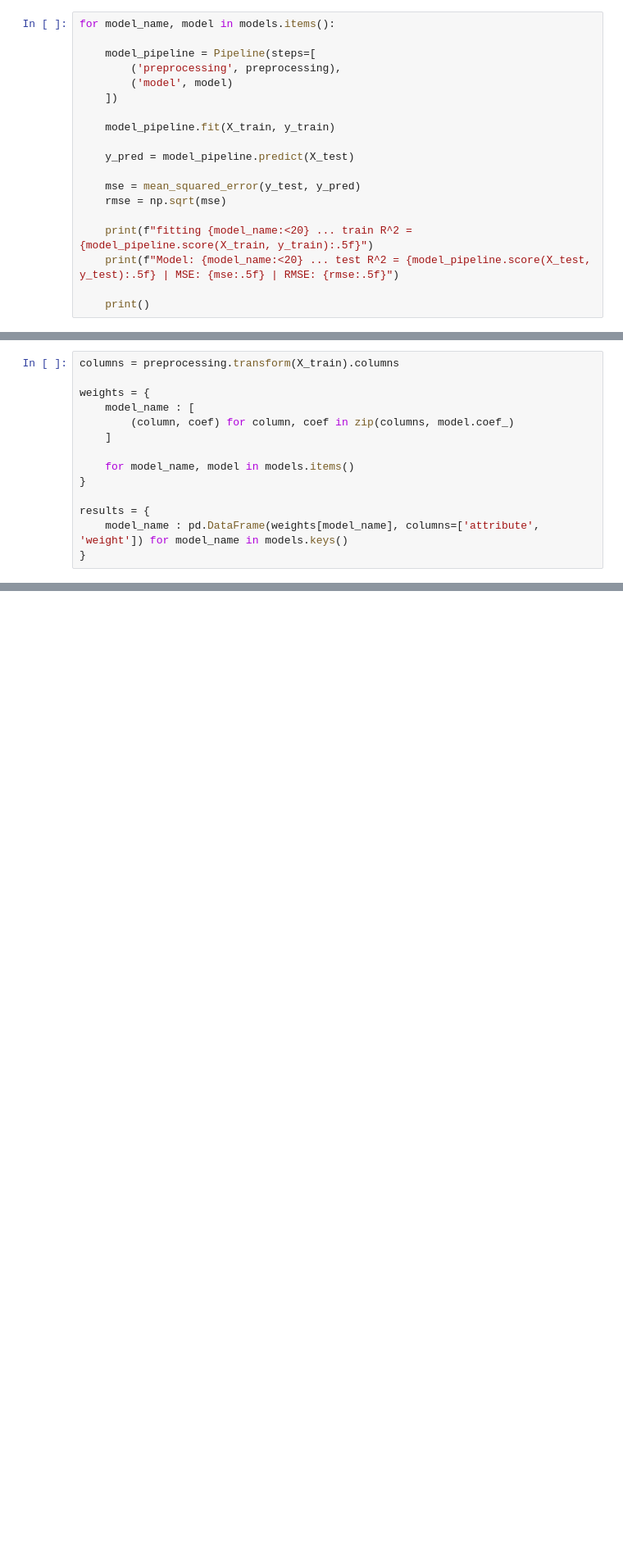
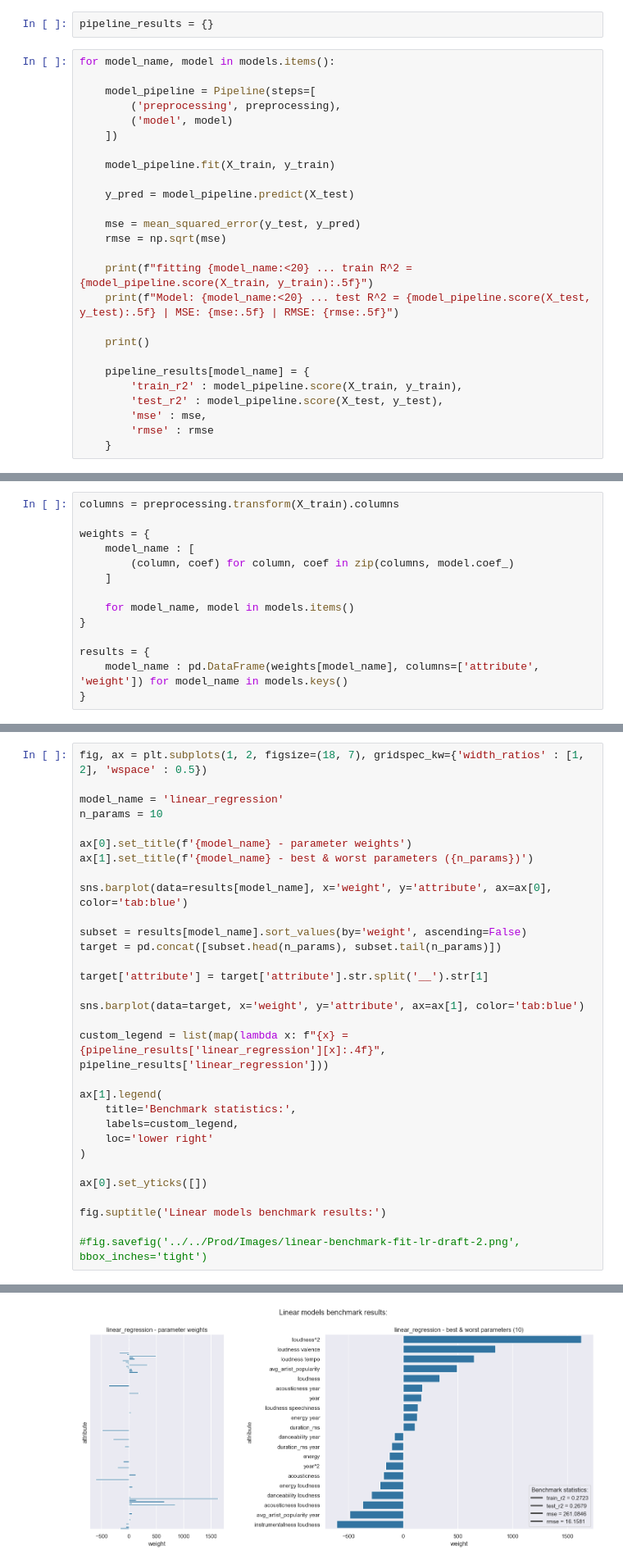
Before and after one commit to Sammuel21/pridav-music-project, a Jupyter notebook: Development/gulas16/benchmark-linear.ipynb, the cells around one changed output, grey strips where cells are left out. Shown: that part at 82% size. Drawn from its saved outputs; the diff is of its cells as text; blank space fills up the shorter version.

Commit message:
add linear benchmark results visualization

```diff
--- a/Development/gulas16/benchmark-linear.ipynb
+++ b/Development/gulas16/benchmark-linear.ipynb
@@ -279,6 +279,8 @@ models = {
     'Ridge' : Ridge(),
     'Lasso' : Lasso()
 }
+# %%
+pipeline_results = {}
 # %%
 for model_name, model in models.items():
 
@@ -298,6 +300,13 @@ for model_name, model in models.items():
     print(f"Model: {model_name:<20} ... test R^2 = {model_pipeline.score(X_test, y_test):.5f} | MSE: {mse:.5f} | RMSE: {rmse:.5f}")
 
     print()
+
+    pipeline_results[model_name] = {
+        'train_r2' : model_pipeline.score(X_train, y_train),
+        'test_r2' : model_pipeline.score(X_test, y_test),
+        'mse' : mse,
+        'rmse' : rmse
+    }
 # %% [output]
 fitting linear_regression    ... train R^2 = 0.27227
 Model: linear_regression    ... test R^2 = 0.26790 | MSE: 261.08458 | RMSE: 16.15811
@@ -354,0 +382,32 @@ for i, axes in enumerate(axs):
+# %%
+fig, ax = plt.subplots(1, 2, figsize=(18, 7), gridspec_kw={'width_ratios' : [1, 2], 'wspace' : 0.5})
+
+model_name = 'linear_regression'
+n_params = 10
+
+ax[0].set_title(f'{model_name} - parameter weights')
+ax[1].set_title(f'{model_name} - best & worst parameters ({n_params})')
+
+sns.barplot(data=results[model_name], x='weight', y='attribute', ax=ax[0], color='tab:blue')
+
+subset = results[model_name].sort_values(by='weight', ascending=False)
+target = pd.concat([subset.head(n_params), subset.tail(n_params)])
+
+target['attribute'] = target['attribute'].str.split('__').str[1]
+
+sns.barplot(data=target, x='weight', y='attribute', ax=ax[1], color='tab:blue')
+
+custom_legend = list(map(lambda x: f"{x} = {pipeline_results['linear_regression'][x]:.4f}", pipeline_results['linear_regression']))
+
+ax[1].legend(
+    title='Benchmark statistics:',
+    labels=custom_legend,
+    loc='lower right'
+)
+
+ax[0].set_yticks([])
+
+fig.suptitle('Linear models benchmark results:')
+
+#fig.savefig('../../Prod/Images/linear-benchmark-fit-lr-draft-2.png', bbox_inches='tight')
+# %% [output]
@@ -354,0 +415 @@ for i, axes in enumerate(axs):
+[figure, added]
```
Also changed, not shown: parts of 4 cells of this notebook, 3 other files.
